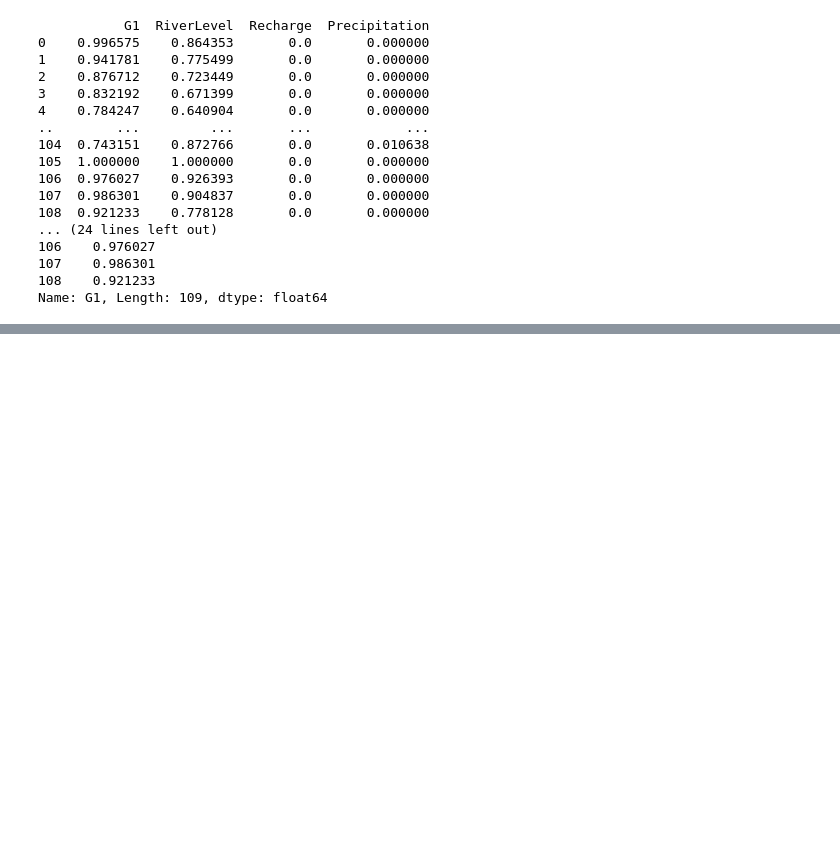
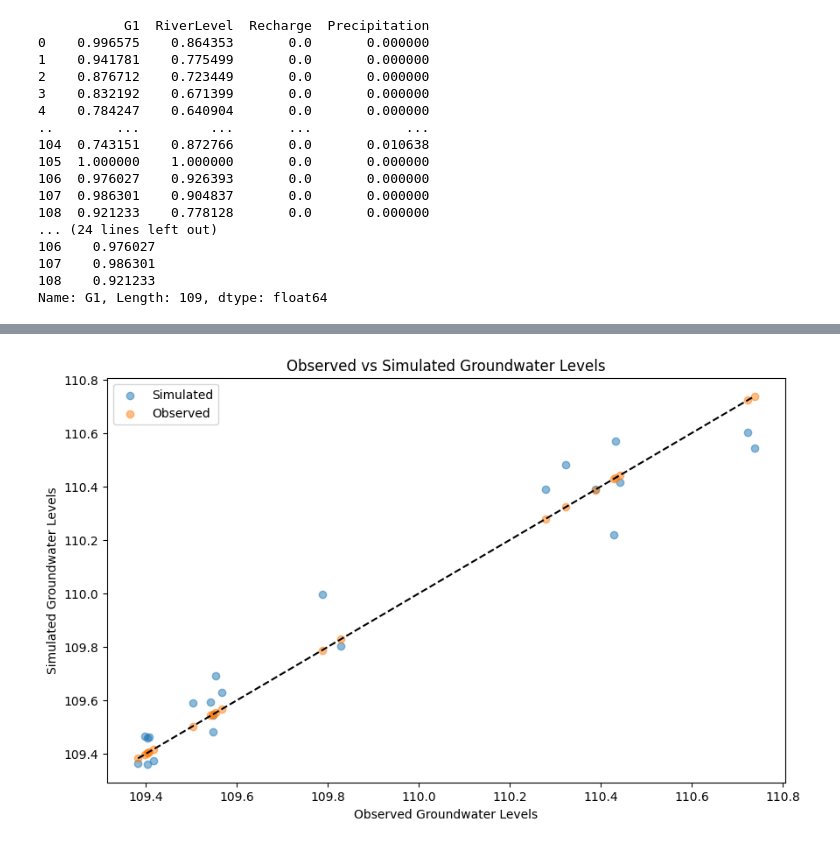
Before and after one commit to bishair/Model, a Jupyter notebook: GW1Model-Features.ipynb, the cells around one changed output, grey strips where cells are left out. Saved outputs shown, nothing was run; the diff lists cells and outputs as text; code cells hidden in the pictures; blank space fills up the shorter version.

```diff
--- a/GW1Model-Features.ipynb
+++ b/GW1Model-Features.ipynb
@@ -160,0 +141,38 @@ plt.show()
+# %%
+# ... [previous code] ...
+
+# Predict the groundwater levels on the test set
+y_pred = model.predict(X_test).flatten()
+
+# Create a DataFrame using test set features (excluding the target column) for the dummy data
+dummy_data = X_test.copy()
+
+# Add the predicted values as the target column (assuming 'G1' is the target)
+dummy_data['G1'] = y_pred
+
+# Apply inverse_transform to this DataFrame
+rescaled_dummy_df = scaler.inverse_transform(dummy_data)
+
+# Extract the rescaled predictions (assuming 'G1' is the first column)
+y_pred_original = rescaled_dummy_df[:, 0]
+
+# Extract the original y_test values
+# Since 'G1' in 'data' is normalized, use the inverse_transform method to get the original y_test values
+y_test_original_df = pd.DataFrame(data.loc[y_test.index, ['G1', 'RiverLevel', 'Recharge', 'Precipitation']], columns=['G1', 'RiverLevel', 'Recharge', 'Precipitation'])
+y_test_original = scaler.inverse_transform(y_test_original_df)[:, 0]
+
+# Calculate Mean Squared Error in original scale
+mse_original = mean_squared_error(y_test_original, y_pred_original)
+print(f"Mean Squared Error (Original Scale): {mse_original}")
+
+# Plotting actual vs. predicted values in original scale
+plt.figure(figsize=(10, 6))
+plt.scatter(y_test_original, y_pred_original, alpha=0.5, label='Simulated')
+plt.scatter(y_test_original, y_test_original, alpha=0.5, label='Observed')
+plt.xlabel('Observed Groundwater Levels')
+plt.ylabel('Simulated Groundwater Levels')
+plt.title('Observed vs Simulated Groundwater Levels')
+plt.plot([y_test_original.min(), y_test_original.max()], [y_test_original.min(), y_test_original.max()], 'k--') # Diagonal line
+plt.legend()
+plt.show()
+# %% [output]
@@ -160,0 +181 @@ plt.show()
+[figure, added]
```
Also changed, not shown: parts of 6 cells of this notebook.
